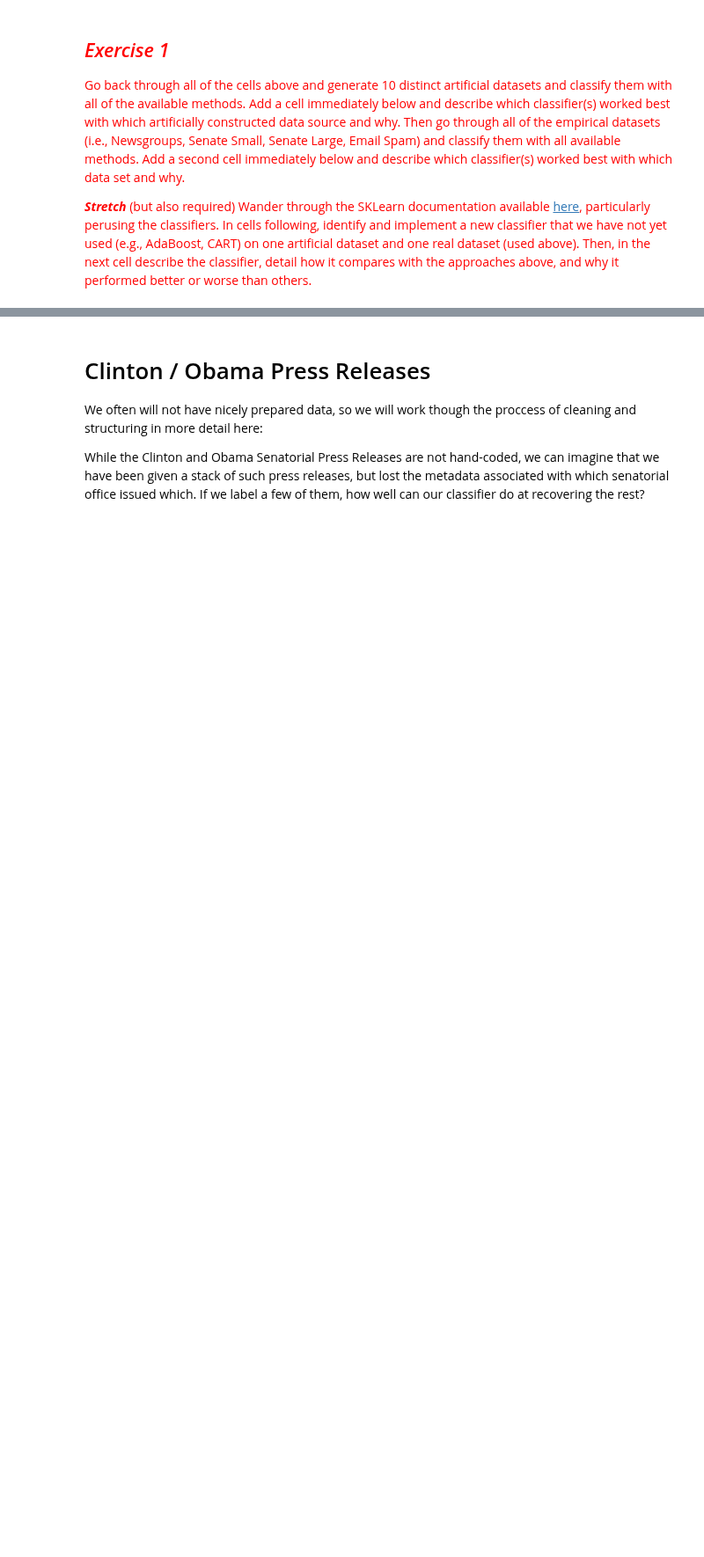
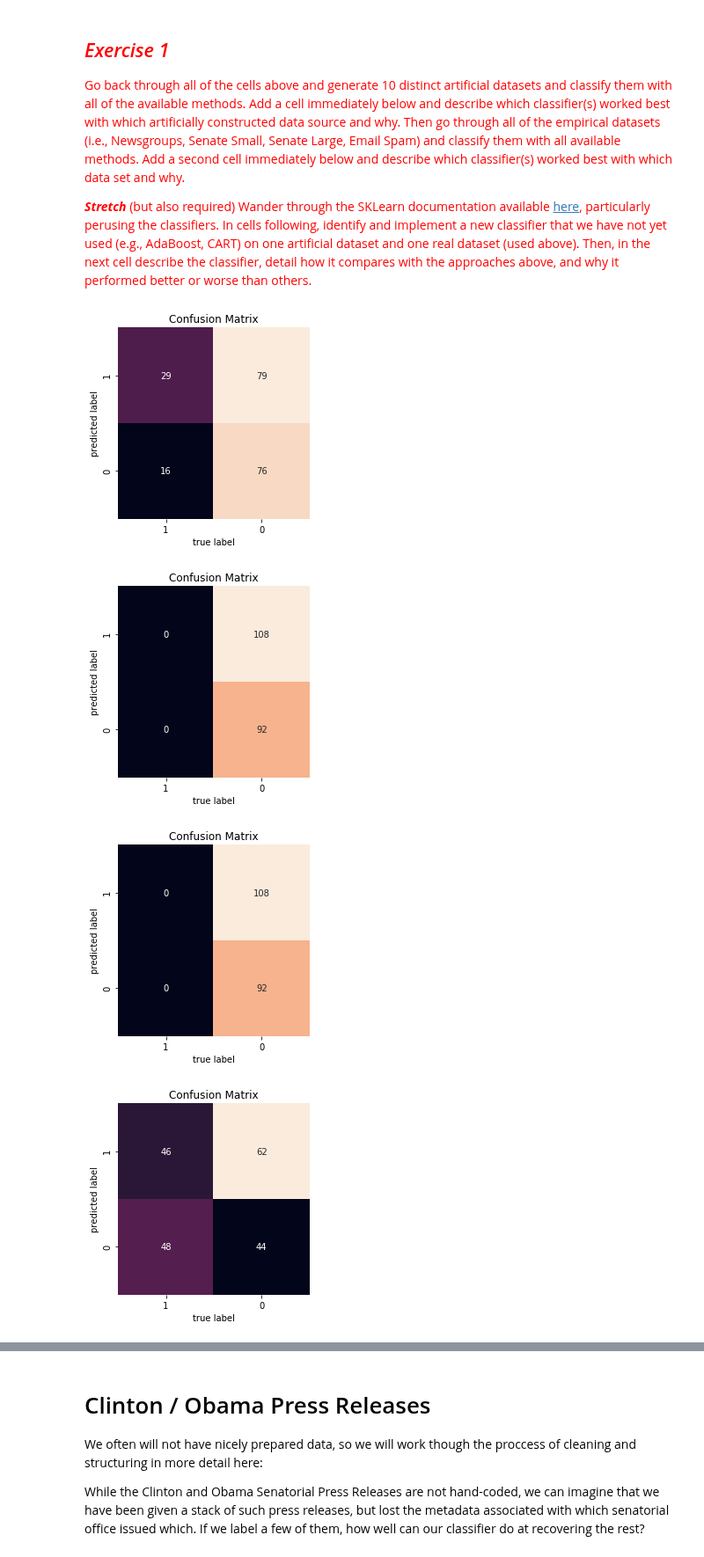
Before and after one commit to katykoenig/Content-Analysis-2020, a Jupyter notebook: week-3/3-Classification.ipynb, the cells around one changed output, grey strips where cells are left out. Shown at 88% size. Cells and saved outputs as stored; diff of their text form; code cells hidden in the pictures; blank space fills up the shorter version.

Commit message:
ran classifiers on fake data

```diff
--- a/week-3/3-Classification.ipynb
+++ b/week-3/3-Classification.ipynb
@@ -178,25 +178,34 @@ lucem_illud_2020.plotregions(clf, dfTrain)
 <span style="color:red">***Stretch*** (but also required) Wander through the SKLearn documentation available [here](http://scikit-learn.org/stable/), particularly perusing the classifiers. In cells following, identify and implement a new classifier that we have not yet used (e.g., AdaBoost, CART) on one artificial dataset and one real dataset (used above). Then, in the next cell describe the classifier, detail how it compares with the approaches above, and why it performed better or worse than others.
 # %%
 clfs_dict = {'bayes': sklearn.naive_bayes.GaussianNB(),
-             'svm_one': sklearn.svm.SVC(kernel='linear', probability=False)
-             'svm_two': sklearn.svm.SVC(kernel='poly', degree=3, probability=False)
+             'svm_one': sklearn.svm.SVC(kernel='linear', probability=False),
+             'svm_two': sklearn.svm.SVC(kernel='poly', degree=3, probability=False),
              'knn': sklearn.neighbors.KNeighborsClassifier(5, weights='distance'),
              'log_reg': sklearn.linear_model.LogisticRegression(),
              'decision_tree': sklearn.tree.DecisionTreeClassifier(),
              'random_forest': sklearn.ensemble.RandomForestClassifier(),
-             'neural_net': sklearn.neural_network.MLPClassifier()
+             'neural_net': sklearn.neural_network.MLPClassifier(),
              'gradient_boost': sklearn.ensemble.GradientBoostingClassifier()}
 # %%
 # gen fake data
 noises = [0.1, 0.7]
 for noise in noises:
-    fake_datasets = [lucem_illud_2020.random(), lucem_illud_2020.andSplit(noise),
-               lucem_illud_2020.xorSplit(noise), lucem_illud_2020.targetSplit(noise),
-               lucem_illud_2020.multiBlobs(noise)]
-    for data in fake_datasets:
+    fake_datasets = [("Random: No Noise", lucem_illud_2020.random()),
+                     (f"Split: Noise = {noise}", lucem_illud_2020.andSplit(noise)),
+                     (f"Xor Splot: Noise = {noise}", lucem_illud_2020.xorSplit(noise)),
+                     (f"Target Split: Noise = {noise}", lucem_illud_2020.targetSplit(noise)),
+               (lucem_illud_2020.multiBlobs(noise))]
+    for name, data in fake_datasets:
         dfTrain, dfTest = lucem_illud_2020.trainTestSplit(data)
         for key, val in clfs_dict.items():
             clf = clfs_dict[key]
             clf.fit(np.stack(dfTrain['vect'], axis=0), dfTrain['category'])
+            print(key)
+            print(name)
             lucem_illud_2020.evaluateClassifier(clf, dfTest)
             lucem_illud_2020.plotConfusionMatrix(clf, dfTest)
+# %% [output]
+[figure, added]
+[figure, added]
+[figure, added]
+[figure, added]
```
Also changed, not shown: parts of 31 cells of this notebook.
